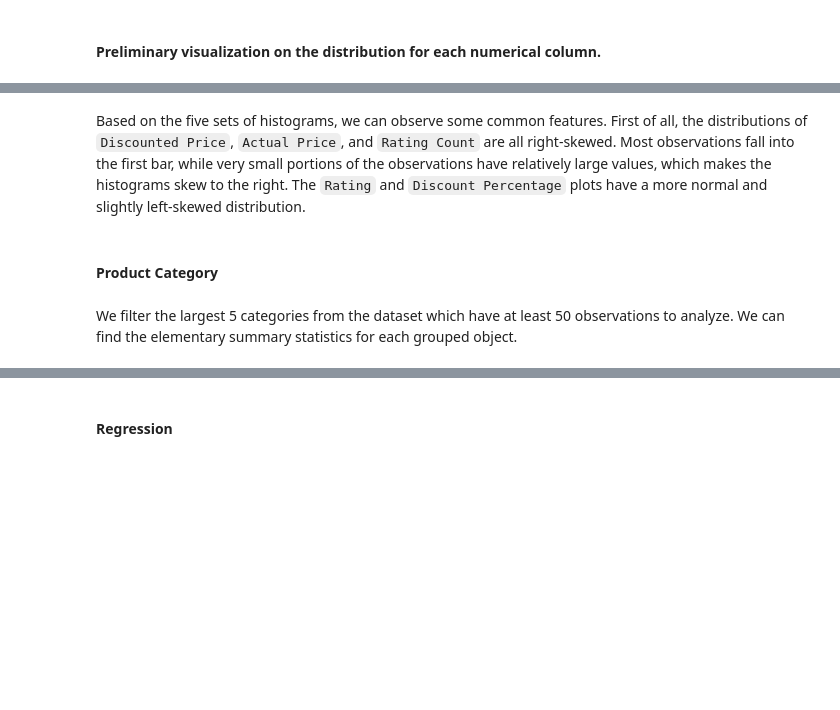
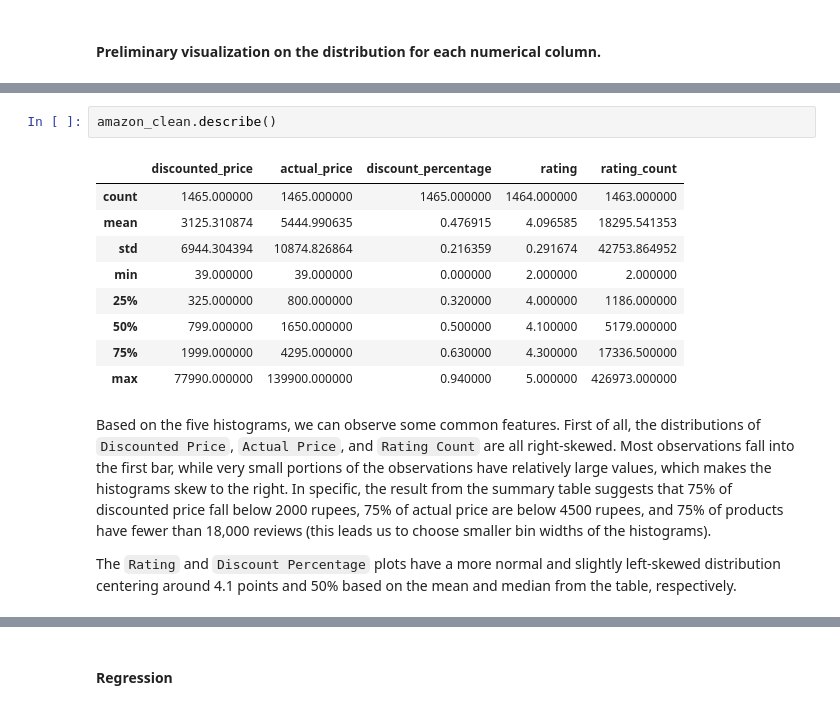
Before and after one commit to ciciliujx/Online-Products-and-Sales, a Jupyter notebook: ECON 323 Final Project Report.ipynb, the cells around one changed output, grey strips where cells are left out. Cells and saved outputs as stored; diff of their text form; blank space fills up the shorter version.

```diff
--- a/ECON 323 Final Project Report.ipynb
+++ b/ECON 323 Final Project Report.ipynb
@@ -129,6 +129,17 @@ plt.show()
+# %%
+amazon_clean.describe()
+# %% [output]
+|  | discounted_price | actual_price | discount_percentage | rating | rating_count |
+| count | 1465.000000 | 1465.000000 | 1465.000000 | 1464.000000 | 1463.000000 |
+| mean | 3125.310874 | 5444.990635 | 0.476915 | 4.096585 | 18295.541353 |
+| std | 6944.304394 | 10874.826864 | 0.216359 | 0.291674 | 42753.864952 |
+| min | 39.000000 | 39.000000 | 0.000000 | 2.000000 | 2.000000 |
+| 25% | 325.000000 | 800.000000 | 0.320000 | 4.000000 | 1186.000000 |
+| 50% | 799.000000 | 1650.000000 | 0.500000 | 4.100000 | 5179.000000 |
+| 75% | 1999.000000 | 4295.000000 | 0.630000 | 4.300000 | 17336.500000 |
+| max | 77990.000000 | 139900.000000 | 0.940000 | 5.000000 | 426973.000000 |
 # %% [markdown]
-Based on the five sets of histograms, we can observe some common features. First of all, the distributions of `Discounted Price`, `Actual Price`, and `Rating Count` are all right-skewed. Most observations fall into the first bar, while very small portions of the observations have relatively large values, which makes the histograms skew to the right. The `Rating` and `Discount Percentage` plots have a more normal and slightly left-skewed distribution.
+Based on the five histograms, we can observe some common features. First of all, the distributions of `Discounted Price`, `Actual Price`, and `Rating Count` are all right-skewed. Most observations fall into the first bar, while very small portions of the observations have relatively large values, which makes the histograms skew to the right.
+In specific, the result from the summary table suggests that 75% of discounted price fall below 2000 rupees, 75% of actual price are below 4500 rupees, and 75% of products have fewer than 18,000 reviews (this leads us to choose smaller bin widths of the histograms).
+
+The `Rating` and `Discount Percentage` plots have a more normal and slightly left-skewed distribution centering around 4.1 points and 50% based on the mean and median from the table, respectively.
-# %% [markdown]
-#### Product Category
-# %% [markdown]
-We filter the largest 5 categories from the dataset which have at least 50 observations to analyze. We can find the elementary summary statistics for each grouped object.
```
Also changed, not shown: parts of 8 cells of this notebook.
